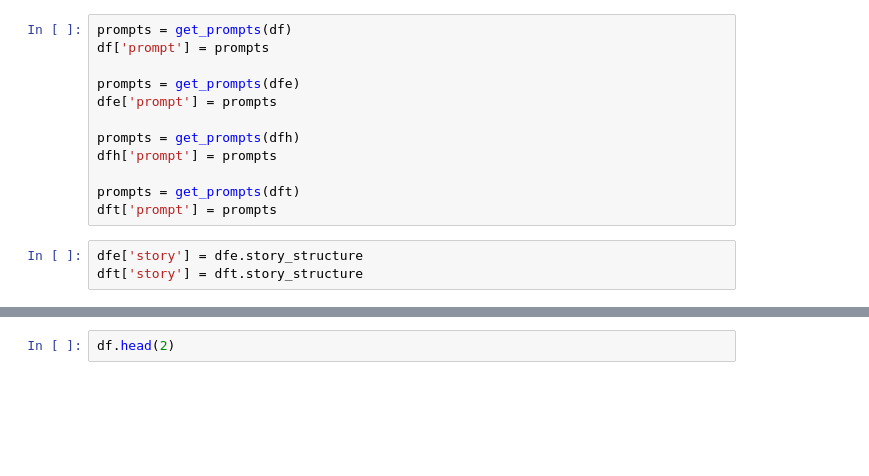
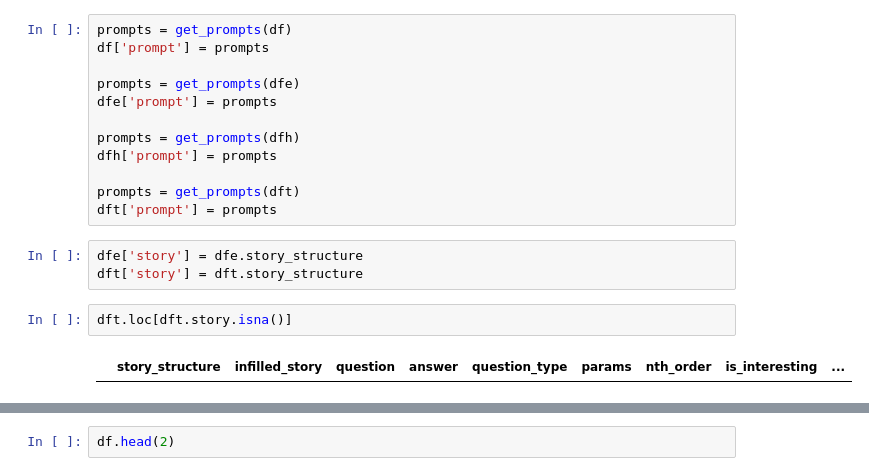
Before and after one commit to zhebushipinyin/Tom-RL, a Jupyter notebook: SimpleGRPO/clean_data/tom_data_balanced_HiTom_ExpTom.ipynb, the cells around one changed output, grey strips where cells are left out. Drawn from its saved outputs; the diff is of its cells as text; blank space fills up the shorter version.

```diff
--- a/SimpleGRPO/clean_data/tom_data_balanced_HiTom_ExpTom.ipynb
+++ b/SimpleGRPO/clean_data/tom_data_balanced_HiTom_ExpTom.ipynb
@@ -135,3 +84,7 @@ dft['prompt'] = prompts
 # %%
 dfe['story'] = dfe.story_structure
 dft['story'] = dft.story_structure
+# %%
+dft.loc[dft.story.isna()]
+# %% [output]
+|  | story_structure | infilled_story | question | answer | question_type | params | nth_order | is_interesting | ... |
```
Also changed, not shown: parts of 33 cells of this notebook, 5 other files.
